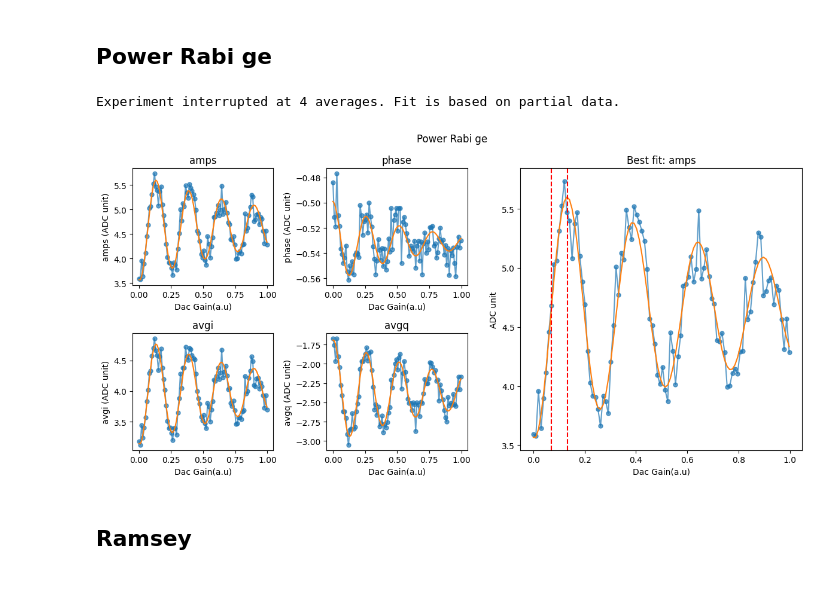
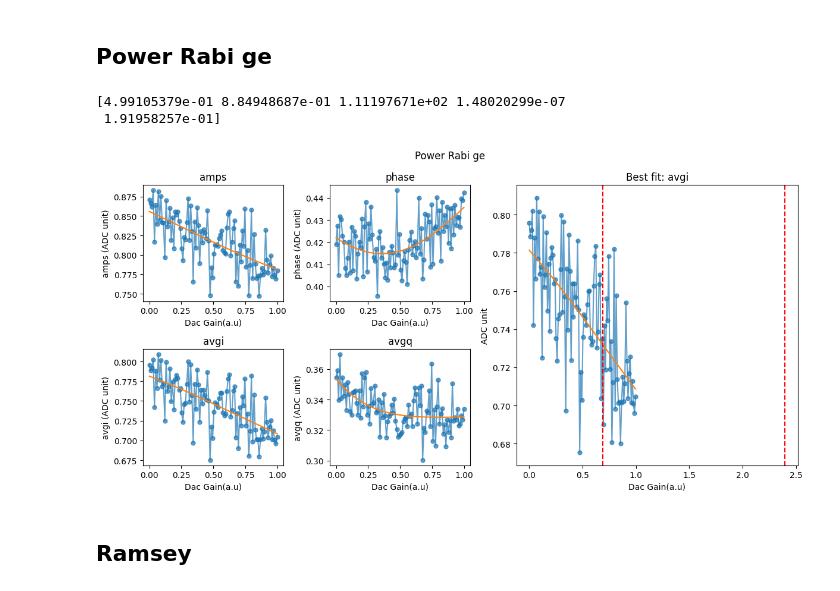
Before and after one commit to JayChien04717/SQD_soc, a Jupyter notebook: single_qubit_calibrate.ipynb, the cells around one changed output. Drawn from its saved outputs; the diff is of its cells as text; code cells hidden in the pictures.

```diff
--- a/single_qubit_calibrate.ipynb
+++ b/single_qubit_calibrate.ipynb
@@ -47,7 +45,7 @@ Firmware configuration (built Tue Sep 10 16:13:40 2024):
 # Qubit setting
 # %%
 # Define the qubit index
-qubit_idx = 3
+qubit_idx = 0
 
 config = {
     **system_cfg.hw_cfg,
@@ -352,7 +349,7 @@ Data save to C:\Users\QEL\Desktop\2DQ12round3\2025\11\Data_1106\s002_onetone_flu
 # %%
 from qick_workspace.scrip.s003_qubit_spec_ge import Qubit_Twotone
 
-center = 4500
+center = 4600
 SPAN = 100
 START_FREQ = center - SPAN  # [MHz]
 STOP_FREQ = center + SPAN  # [MHz]
@@ -372,7 +369,7 @@ run_cfg.update(
         ("qubit_length_ge", 5),
         ("relax_delay", 1),
         ("cooling", False),
-        ("qubit_ch", 7),
+        ("qubit_ch", 5),
     ]
 )
 
@@ -459,34 +456,34 @@ Data save to C:\Users\QEL\Desktop\2DQ12round3\2025\11\Data_1106\004_time_rabi_ge
 # %%
 from qick_workspace.scrip.s005_power_rabi_ge import Amp_Rabi
 
 
 START_GAIN = 0.0  # [DAC units]
 STOP_GAIN = 1  # [DAC units]
 STEPS = 100
 
-config["sigma"][qubit_idx] = 0.05
+config["sigma"][qubit_idx] = 0.005
 config["relax_delay"] = 50  # [us]
 run_cfg = select_config_idx(config, qubit_idx)
 
 run_cfg.update(
     [
         ("steps", STEPS),
         ("qubit_gain_ge", QickSweep1D("gainloop", START_GAIN, STOP_GAIN)),
         ("cooling", False),
-        ("qubit_ch", 7),
-        ("res_gain_ge", 0.2),
+        ("qubit_ch", 5),
     ]
 )
 
 prabi = Amp_Rabi(soc, soccfg, run_cfg)
-config["qubit_pi_gain_ge"][qubit_idx], config["qubit_pi2_gain_ge"][qubit_idx] = (
-    prabi.run(20, liveplot=True)
+config["qubit_pi_gain_ge"][qubit_idx], config["qubit_pi2_gain_ge"][qubit_idx], error = (
+    prabi.run(2, liveplot=True)
 )
-
+print(error)
 # prabi.saveLabber(qubit_idx, yoko_value=yoko_value)
 # %% [output]
-Experiment interrupted at 4 averages. Fit is based on partial data.
+[4.99105379e-01 8.84948687e-01 1.11197671e+02 1.48020299e-07
+ 1.91958257e-01]
-[figure, old version]
+[figure, new version]
 # %% [markdown]
 ## Ramsey
 # %%
```
Also changed, not shown: parts of 4 cells of this notebook, 11 other files.
